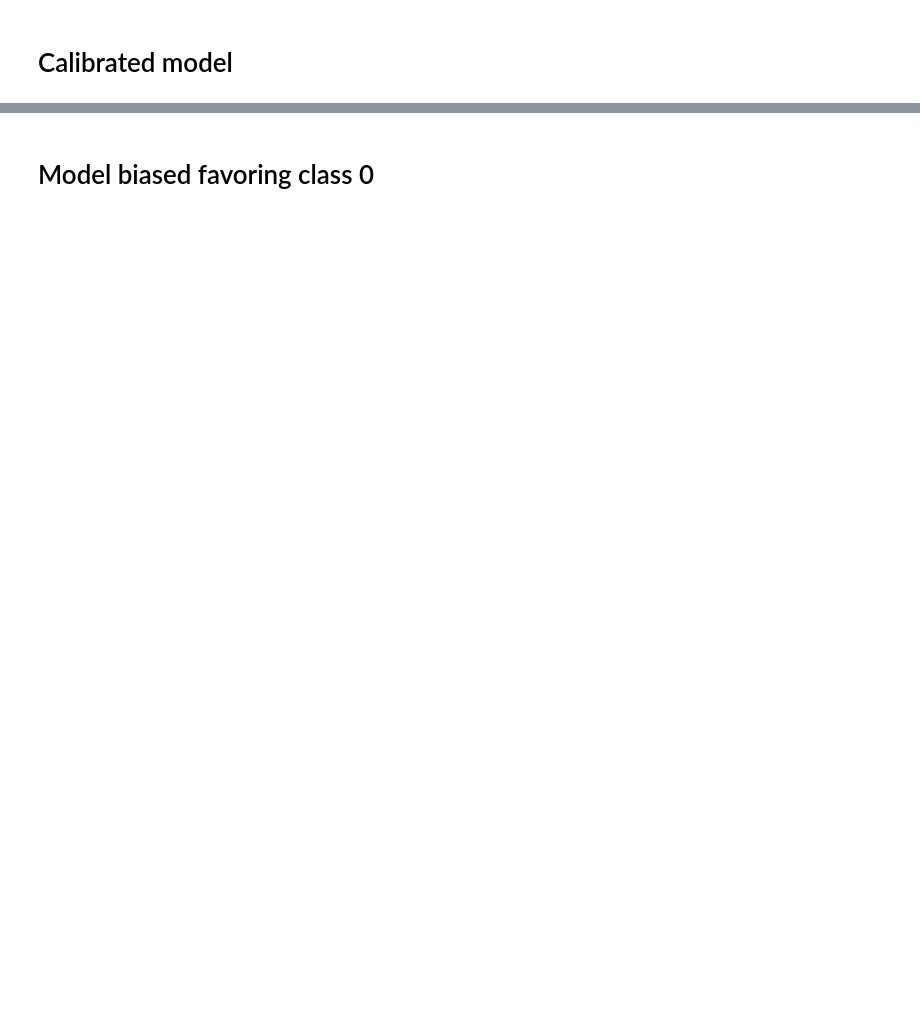
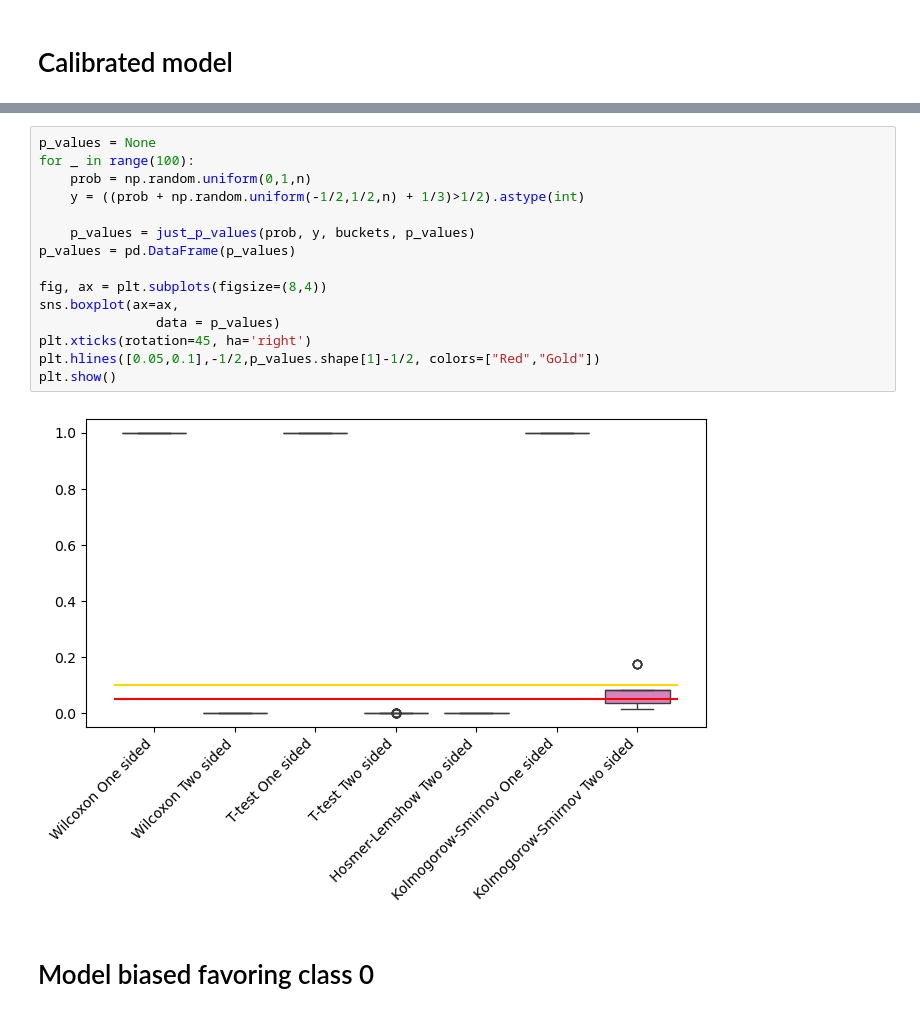
Before and after one commit to pawlik0wskim/BalancingMethodsNLP, a Jupyter notebook: Experiments_with_statistical_tests.ipynb, the cells around one changed output, grey strips where cells are left out. Saved outputs shown, nothing was run; the diff lists cells and outputs as text; blank space fills up the shorter version.

```diff
--- a/Experiments_with_statistical_tests.ipynb
+++ b/Experiments_with_statistical_tests.ipynb
@@ -116 +216,18 @@ MSE: 0.0016190357448918815
+# %%
+p_values = None
+for _ in range(100):
+    prob = np.random.uniform(0,1,n)
+    y = ((prob + np.random.uniform(-1/2,1/2,n) + 1/3)>1/2).astype(int)
+
+    p_values = just_p_values(prob, y, buckets, p_values)
+p_values = pd.DataFrame(p_values)
+
+fig, ax = plt.subplots(figsize=(8,4))
+sns.boxplot(ax=ax,
+               data = p_values)
+plt.xticks(rotation=45, ha='right')
+plt.hlines([0.05,0.1],-1/2,p_values.shape[1]-1/2, colors=["Red","Gold"])
+plt.show()
+# %% [output]
+[figure, added]
 # %% [markdown]
```
Also changed, not shown: parts of 27 cells of this notebook, 1 other file.
